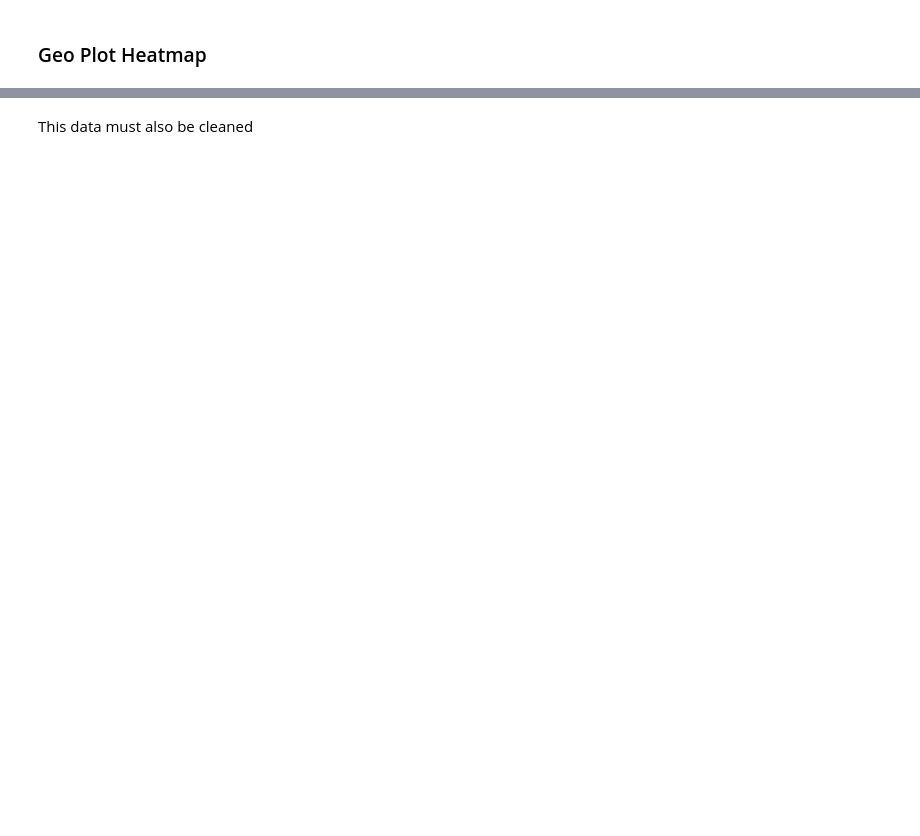
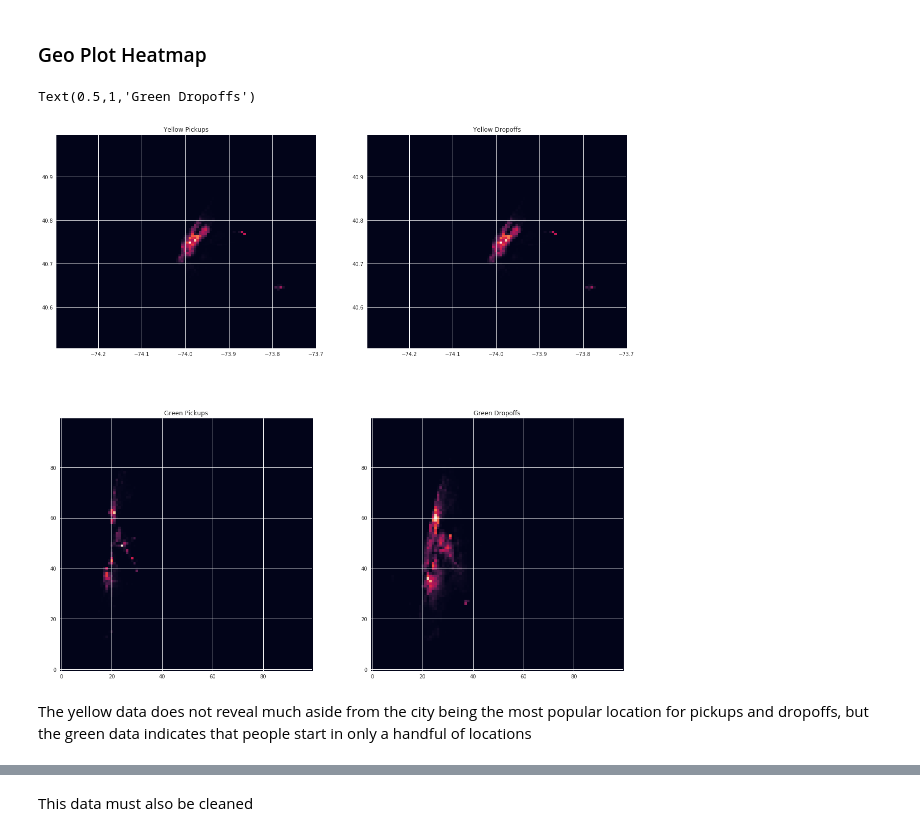
Before and after one commit to agentturbo1/Crazy-Taxi-IRL, a Jupyter notebook: Milestone, Exploration and Data Acquisition.ipynb, the cells around one changed output, grey strips where cells are left out. Saved outputs shown, nothing was run; the diff lists cells and outputs as text; code cells hidden in the pictures; blank space fills up the shorter version.

Commit message:
Add files via upload
Added a heatmap. Found some kind of syntax error, which I don't know how to fix. Also added trip duration but not day or hour to the zone data

```diff
--- a/Milestone, Exploration and Data Acquisition.ipynb
+++ b/Milestone, Exploration and Data Acquisition.ipynb
@@ -463,3 +457,36 @@ plt.colorbar(heatmap)
+# %%
+heat_yp, xedges_yp, yedges_yp = np.histogram2d(yellow_data['pickup_longitude'], yellow_data['pickup_latitude'], bins=100)
+heat_yd, xedges_yd, yedges_yd = np.histogram2d(yellow_data['pickup_longitude'], yellow_data['pickup_latitude'], bins=100)
+heat_gp, xedges_gp, yedges_gp = np.histogram2d(green_data['Pickup_longitude'], green_data['Pickup_latitude'], bins=100)
+heat_gd, xedges_gd, yedges_gd = np.histogram2d(green_data['Dropoff_longitude'], green_data['Dropoff_latitude'], bins=100)
+
+extent_yp = [xedges_yp[0], xedges_yp[-1], yedges_yp[0], yedges_yp[-1]]
+extent_yd = [xedges_yd[0], xedges_yd[-1], yedges_yd[0], yedges_yd[-1]]
+extent_gp = [xedges_gp[0], xedges_gp[-1], yedges_gp[0], yedges_gp[-1]]
+extent_gd = [xedges_gd[0], xedges_gd[-1], yedges_gd[0], yedges_gd[-1]]
+
+fig1 = plt.figure(figsize = (20,20))
+fig1.add_subplot(2,2,1)
+#heat_yp = sns.jointplot(yellow_data['pickup_longitude'],yellow_data['pickup_latitude'], kind = 'hex')
+plt.imshow(heat_yp.T, extent = extent_yp, origin='lower')
+plt.title('Yellow Pickups')
+
+fig1.add_subplot(2,2,2)
+plt.imshow(heat_yd.T, extent = extent_yd, origin='lower')
+plt.title('Yellow Dropoffs')
+
+fig1.add_subplot(2,2,3)
+plt.imshow(heat_gp.T, origin='lower')
+plt.title('Green Pickups')
+
+fig1.add_subplot(2,2,4)
+plt.imshow(heat_gd.T, origin='lower')
+plt.title('Green Dropoffs')
+# %% [output]
+Text(0.5,1,'Green Dropoffs')
+[figure, added]
+# %% [markdown]
+The yellow data does not reveal much aside from the city being the most popular location for pickups and dropoffs, but the green data indicates that people start in only a handful of locations
 # %% [markdown]
 Okay, let's try something different. The New York City Taxi and Limo Comission now classifies the pickups and dropoffs by neighborhood, or zone instead of using coordinates. This is shown below ![zonemap.png](attachment:zonemap.png) These can be used to find stronger correlations, as the pickup and dropoff latitudes and longitudes are approximately the same in such a small physical area.
 # %%
```
Also changed, not shown: parts of 24 cells of this notebook.
